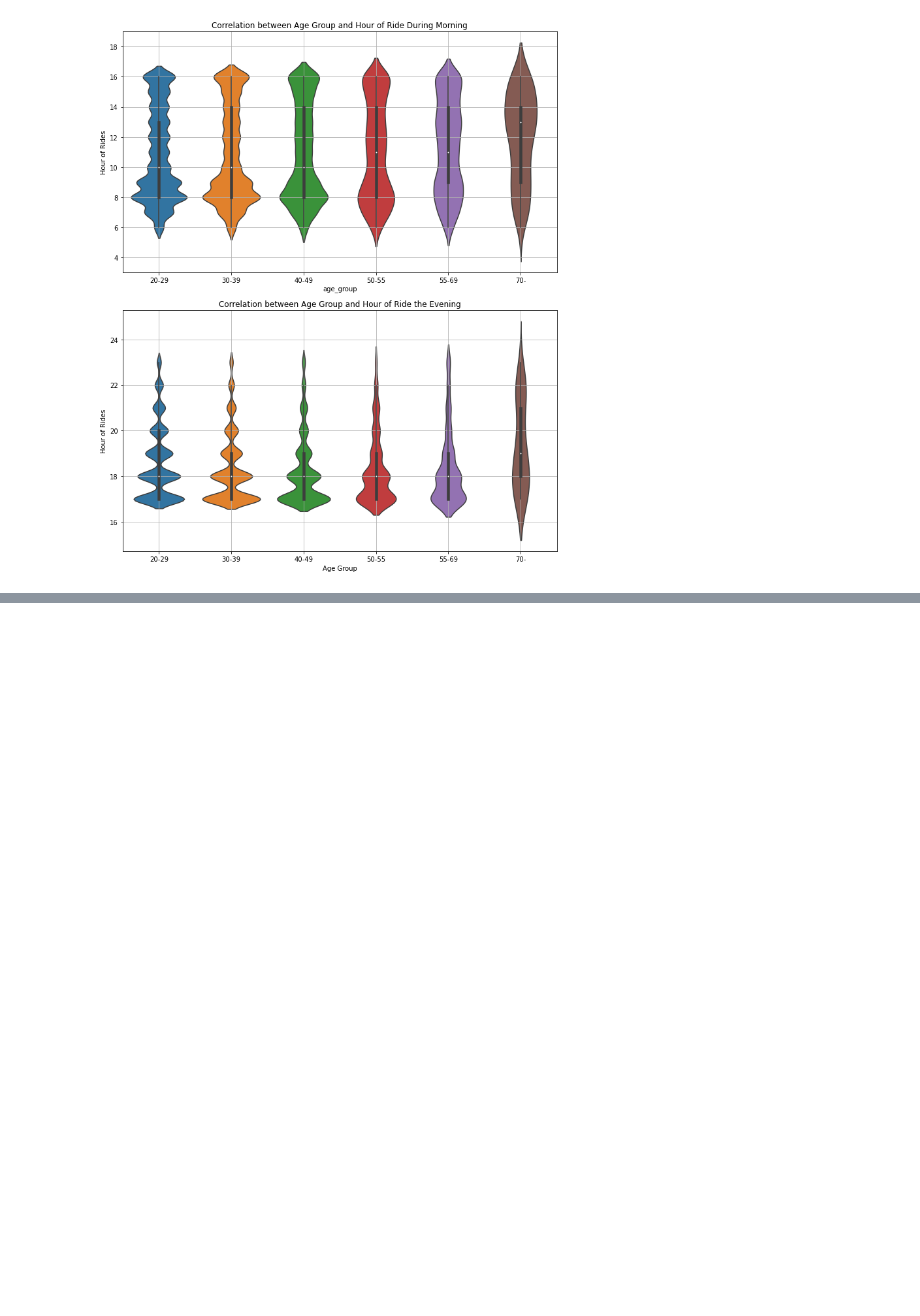
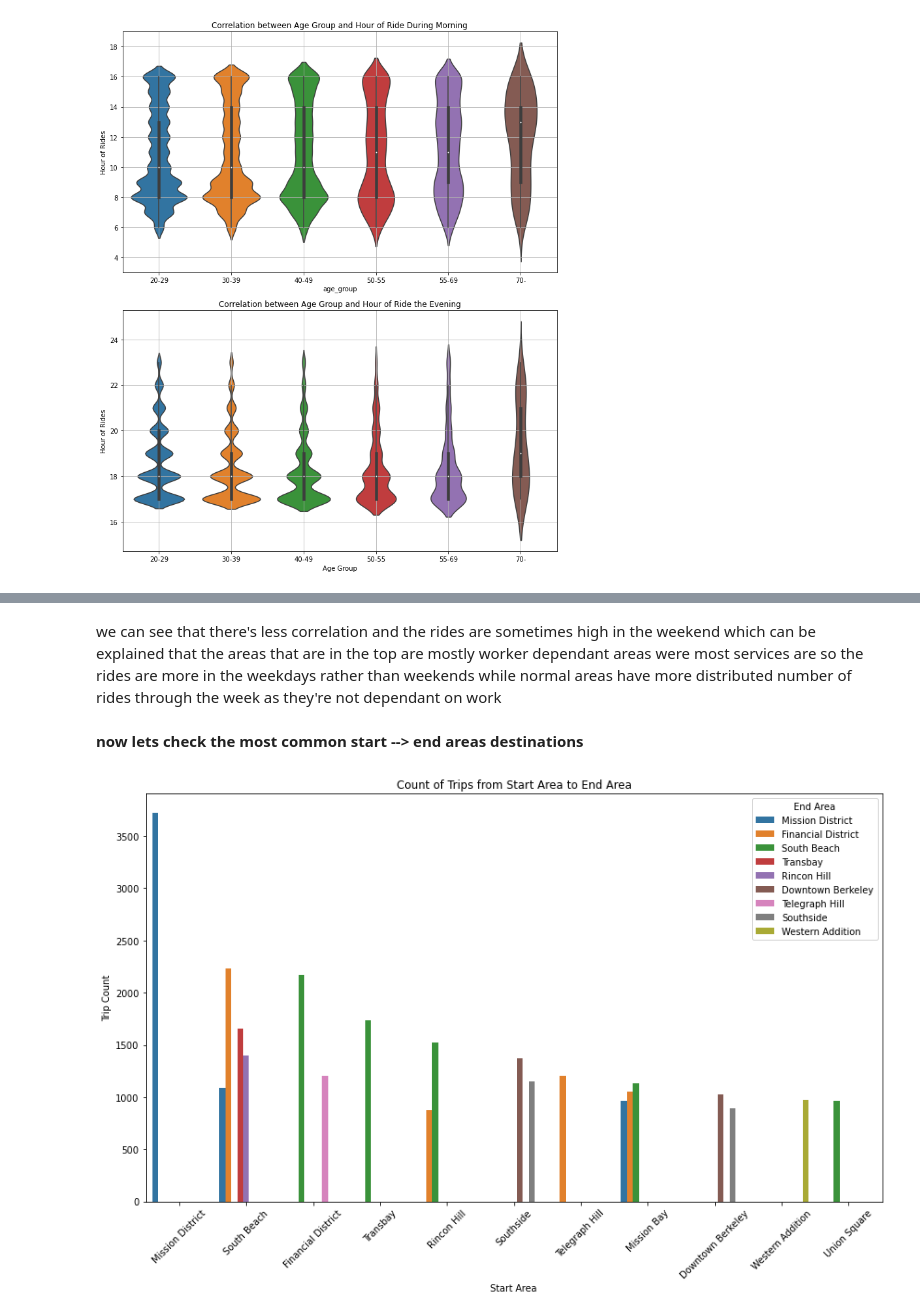
Before and after one commit to mmedhat007/Machine-Learning-Projects, a Jupyter notebook: Ford GoBike Dataset Analysis/Ford_GoBike Investigation_Part1.ipynb, the cells around one changed output, grey strips where cells are left out. Cells and saved outputs as stored; diff of their text form; code cells hidden in the pictures; blank space fills up the shorter version.

```diff
--- a/Ford GoBike Dataset Analysis/Ford_GoBike Investigation_Part1.ipynb
+++ b/Ford GoBike Dataset Analysis/Ford_GoBike Investigation_Part1.ipynb
@@ -923,0 +670,20 @@ Looking back on the point plots, it doesn't seem like there's a systematic inter
+# %% [markdown]
+we can see that there's less correlation and the rides are sometimes high in the weekend which can be explained that the areas that are in the top are mostly worker dependant areas were most services are so the rides are more in the weekdays rather than weekends while normal areas have more distributed number of rides through the week as they're not dependant on work
+# %% [markdown]
+<b>now lets check the most common start --> end areas destinations
+# %%
+trip_counts = SF_df.groupby(['start_area', 'end_area']).size().sort_values(ascending=False).reset_index(name='trip_count').iloc[:20]
+trip_counts
+
+
+plt.figure(figsize=(12, 8))
+sns.barplot(x='start_area', y='trip_count', hue='end_area', data=trip_counts)
+plt.title('Count of Trips from Start Area to End Area')
+plt.xlabel('Start Area')
+plt.ylabel('Trip Count')
+plt.xticks(rotation=45)
+plt.legend(title='End Area', loc='upper right')
+plt.tight_layout()
+plt.show()
+# %% [output]
+[figure, added]
```
Also changed, not shown: parts of 60 cells of this notebook, 4 other files.
